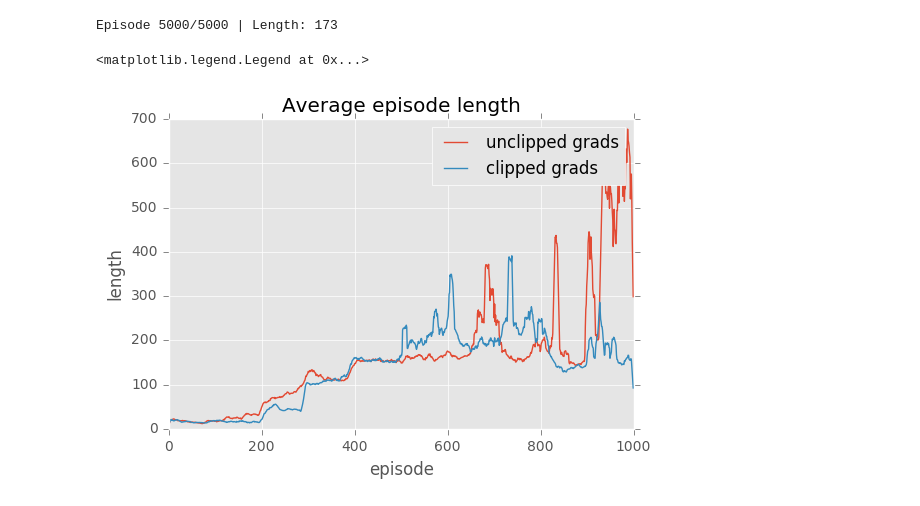
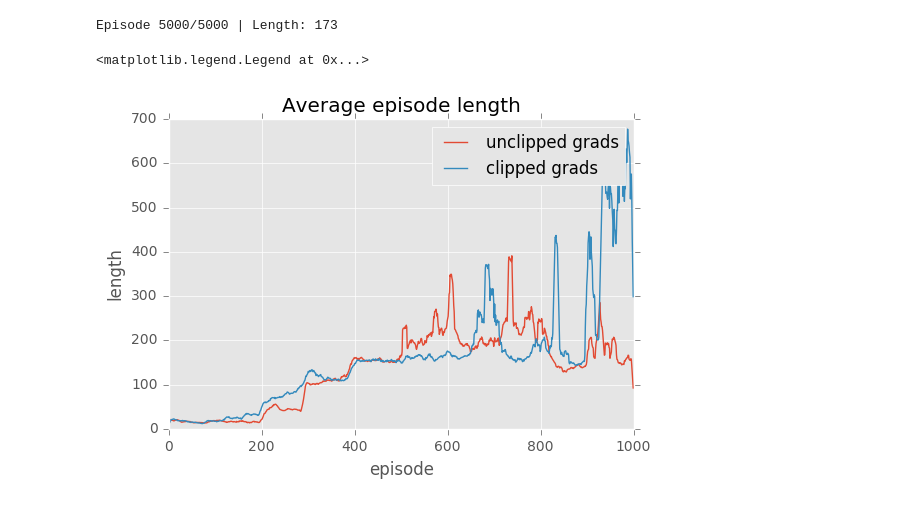
Before and after one commit to lgvaz/learning_rl, a Jupyter notebook: cart_pole/DQN.ipynb, the cells around one changed output. Drawn from its saved outputs; the diff is of its cells as text; code cells hidden in the pictures.

Commit message:
Fixed mistake in plotting

```diff
--- a/cart_pole/DQN.ipynb
+++ b/cart_pole/DQN.ipynb
@@ -239,21 +239,21 @@ def train(n_episodes, learning_rate, stop_exploration, discount_factor=0.99,
 
     return ep_length
 # %%
-eps_length = [train(n_episodes=5000, learning_rate=3e-4, stop_exploration=2500, clip_grads=False,
+eps_unclipped = [train(n_episodes=5000, learning_rate=3e-4, stop_exploration=2500, clip_grads=False,
                     tau=1, update_step=500, summary='unclipped_{}'.format(i)) for i in range(10)]
 # %%
-eps_length_clipped = [train(n_episodes=5000, learning_rate=3e-4, stop_exploration=2500, clip_grads=True,
-                            tau=1, update_step=500, summary='clipped_{}'.format(i)) for i in range(7, 10)]
+eps_clipped = [train(n_episodes=5000, learning_rate=3e-4, stop_exploration=2500, clip_grads=True,
+                            tau=1, update_step=500, summary='clipped_{}'.format(i)) for i in range(10)]
 # %% [output]
 Episode 5000/5000 | Length: 173
 # %%
 # Plot episodes length smoothed over a window size of 10
-plt.plot(convolve(eps_clipped, 10), label='unclipped grads')
-plt.plot(convolve(eps_unclipped, 10), label='clipped grads')
+plt.plot(convolve(eps_unclipped, 10), label='unclipped grads')
+plt.plot(convolve(eps_clipped, 10), label='clipped grads')
 plt.title('Average episode length')
 plt.xlabel('episode')
 plt.ylabel('length')
 plt.legend()
 # %% [output]
 <matplotlib.legend.Legend at 0x...>
-[figure, old version]
+[figure, new version]
```
